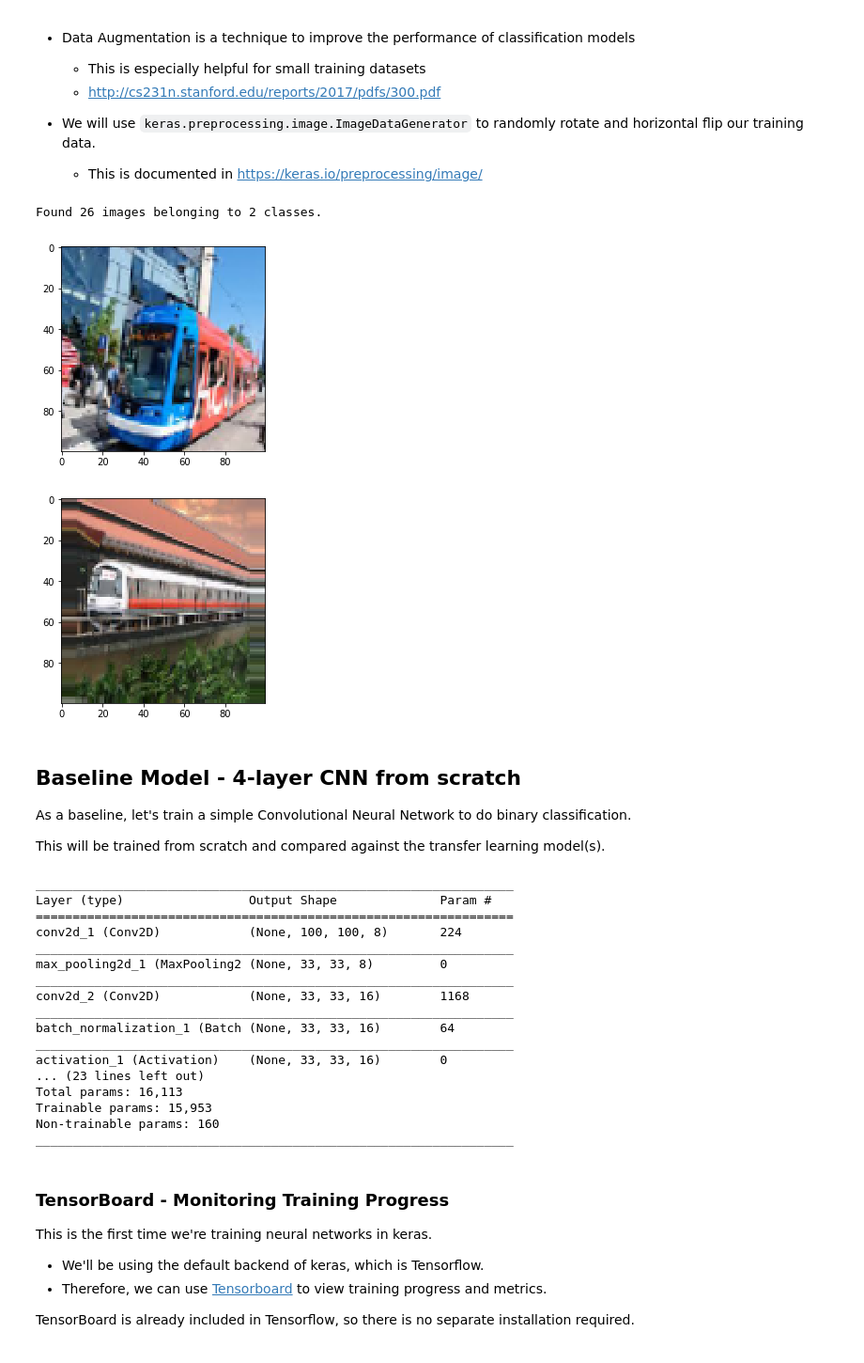
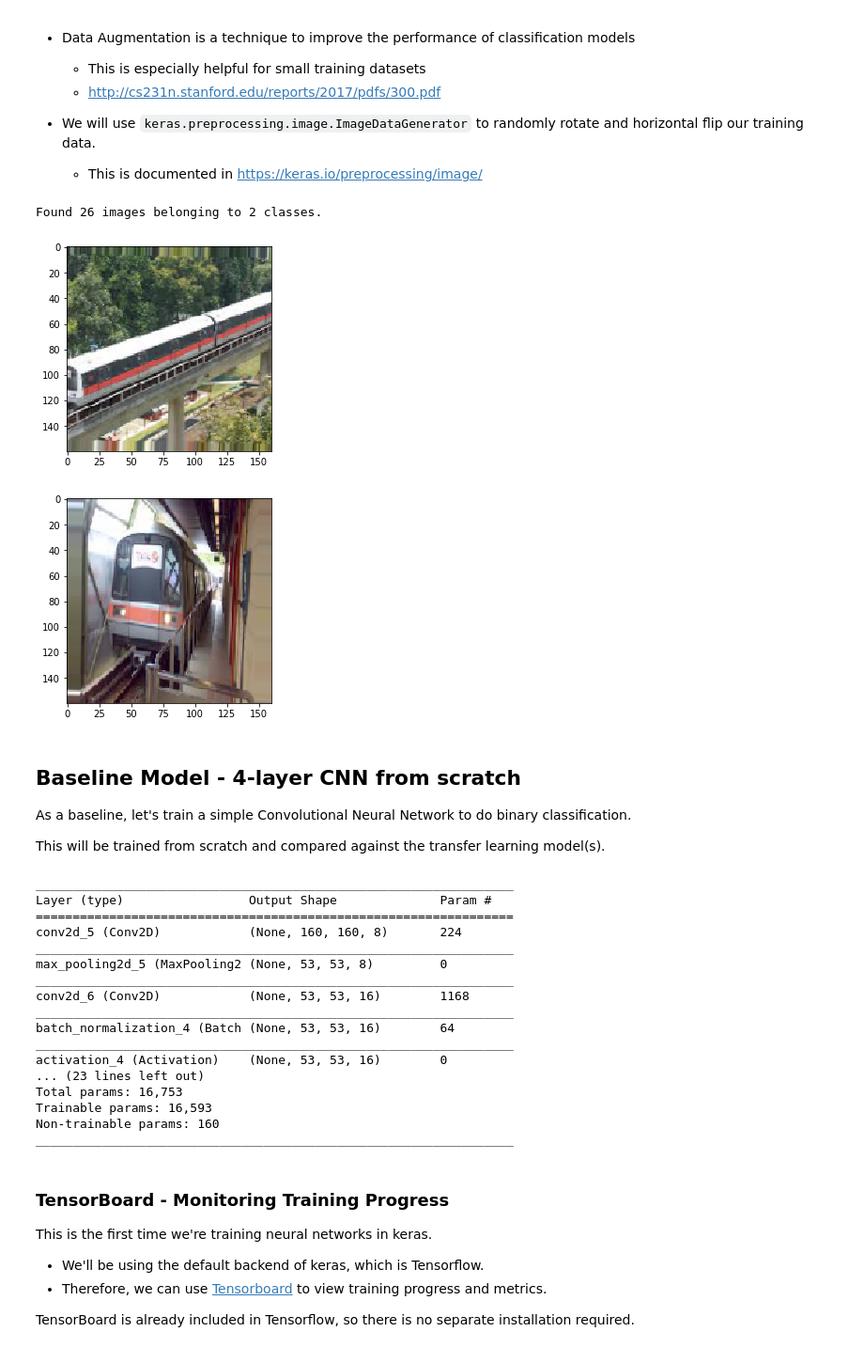
Before and after one commit to lisaong/mldds-courseware, a Jupyter notebook: 03_TextImage/transfer-learning.ipynb, the cells around one changed output. Shown at 94% size. Cells and saved outputs as stored; diff of their text form; code cells hidden in the pictures.

Commit message:
WIP: MobileNet

```diff
--- a/03_TextImage/transfer-learning.ipynb
+++ b/03_TextImage/transfer-learning.ipynb
@@ -209,36 +227,38 @@ Validation set size: 12
 # https://keras.io/preprocessing/image/#imagedatagenerator-class
 import matplotlib.pyplot as plt
 import numpy as np
 from keras.preprocessing.image import ImageDataGenerator
 
-img_height = img_width = 100
+# 160x160 matches one of the sizes supported by MobileNet
+# (the neural network we'll transfer learn from)
+img_height = img_width = 160
 channels = 3
 
 datagen = ImageDataGenerator(rescale=1./255,
                             rotation_range=5,
                             zoom_range=.2,
                             horizontal_flip=True)
 
 # generate image data from the training set
 generator = datagen.flow_from_directory(train_folder,
                                         color_mode='rgb',
                                         target_size=(img_height, img_width),
                                         batch_size=1,
                                         class_mode='binary',
                                         shuffle=True)
 
 # display some images
 x, y = next(generator)
 plt.imshow(x[0])
 plt.show()
 
 x, y = next(generator)
 plt.imshow(x[0])
 plt.show()
 # %% [output]
 Found 26 images belonging to 2 classes.
-[figure, old version]
+[figure, new version]
-[figure, old version]
+[figure, new version]
 # %% [markdown]
 ## Baseline Model - 4-layer CNN from scratch
 
@@ -254,8 +274,8 @@ model = Sequential()
 
 # Convolutional Block 1
 # depth 8, kernel 3, stride 1, with padding
-# input shape: 100, 100, 3
-# output shape (of the block): 33, 33, 8
+# input shape: 160, 160, 3
+# output shape (of the block): 53, 53, 8
 model.add(Conv2D(filters=8, kernel_size=(3,3), padding='same',
                  activation='relu',
                  input_shape=(img_width, img_height, channels)))
@@ -264,8 +284,8 @@ model.add(MaxPool2D(pool_size=(3,3)))
 
 # Convolutional Block 2
 # depth 16, kernel 3, stride 1, with padding
-# input shape: 33, 33, 8
-# output shape (of the block): 16, 16, 16
+# input shape: 53, 53, 8
+# output shape (of the block): 26, 26, 16
 # Note: Batch norm is inserted before activation for 2nd conv block onwards
 #       Batch Norm removes noise in the covariates (means, variances)
 #       when we stack convolutional blocks
@@ -276,8 +296,8 @@ model.add(MaxPool2D(pool_size=(2,2)))
 
 # Convolutional Block 3
 # depth 32, kernel 3, stride 1, with padding
-# input shape: 16, 16, 16
-# output shape (of the block): 8, 8, 32
+# input shape: 26, 26, 16
+# output shape (of the block): 13, 13, 32
 model.add(Conv2D(filters=32, kernel_size=(3,3), padding='same'))
 model.add(BatchNormalization())
 model.add(Activation('relu'))
@@ -285,15 +305,15 @@ model.add(MaxPool2D(pool_size=(2,2)))
 
 # Convolutional Block 4
 # depth 32, kernel 3, stride 1, with padding
-# input shape: 8, 8, 32
-# output shape (of the block): 4, 4, 32
+# input shape: 13, 13, 32
+# output shape (of the block): 6, 6, 32
 model.add(Conv2D(filters=32, kernel_size=(3,3), padding='same'))
 model.add(BatchNormalization())
 model.add(Activation('relu'))
 model.add(MaxPool2D(pool_size=(2,2)))
 
 # Binary classifier
-# input shape: 4, 4, 32
+# input shape: 6, 6, 32
 # output shape: 1
 model.add(Flatten())
 model.add(Dense(1, activation='sigmoid'))
@@ -303,18 +323,18 @@ model.summary()
 _________________________________________________________________
 Layer (type)                 Output Shape              Param #
 =================================================================
-conv2d_1 (Conv2D)            (None, 100, 100, 8)       224
+conv2d_5 (Conv2D)            (None, 160, 160, 8)       224
 _________________________________________________________________
-max_pooling2d_1 (MaxPooling2 (None, 33, 33, 8)         0
+max_pooling2d_5 (MaxPooling2 (None, 53, 53, 8)         0
 _________________________________________________________________
-conv2d_2 (Conv2D)            (None, 33, 33, 16)        1168
+conv2d_6 (Conv2D)            (None, 53, 53, 16)        1168
 _________________________________________________________________
-batch_normalization_1 (Batch (None, 33, 33, 16)        64
+batch_normalization_4 (Batch (None, 53, 53, 16)        64
 _________________________________________________________________
-activation_1 (Activation)    (None, 33, 33, 16)        0
+activation_4 (Activation)    (None, 53, 53, 16)        0
 ... (23 lines left out)
-Total params: 16,113
-Trainable params: 15,953
+Total params: 16,753
+Trainable params: 16,593
 Non-trainable params: 160
 _________________________________________________________________
 # %% [markdown]
```
Also changed, not shown: parts of 18 cells of this notebook.
